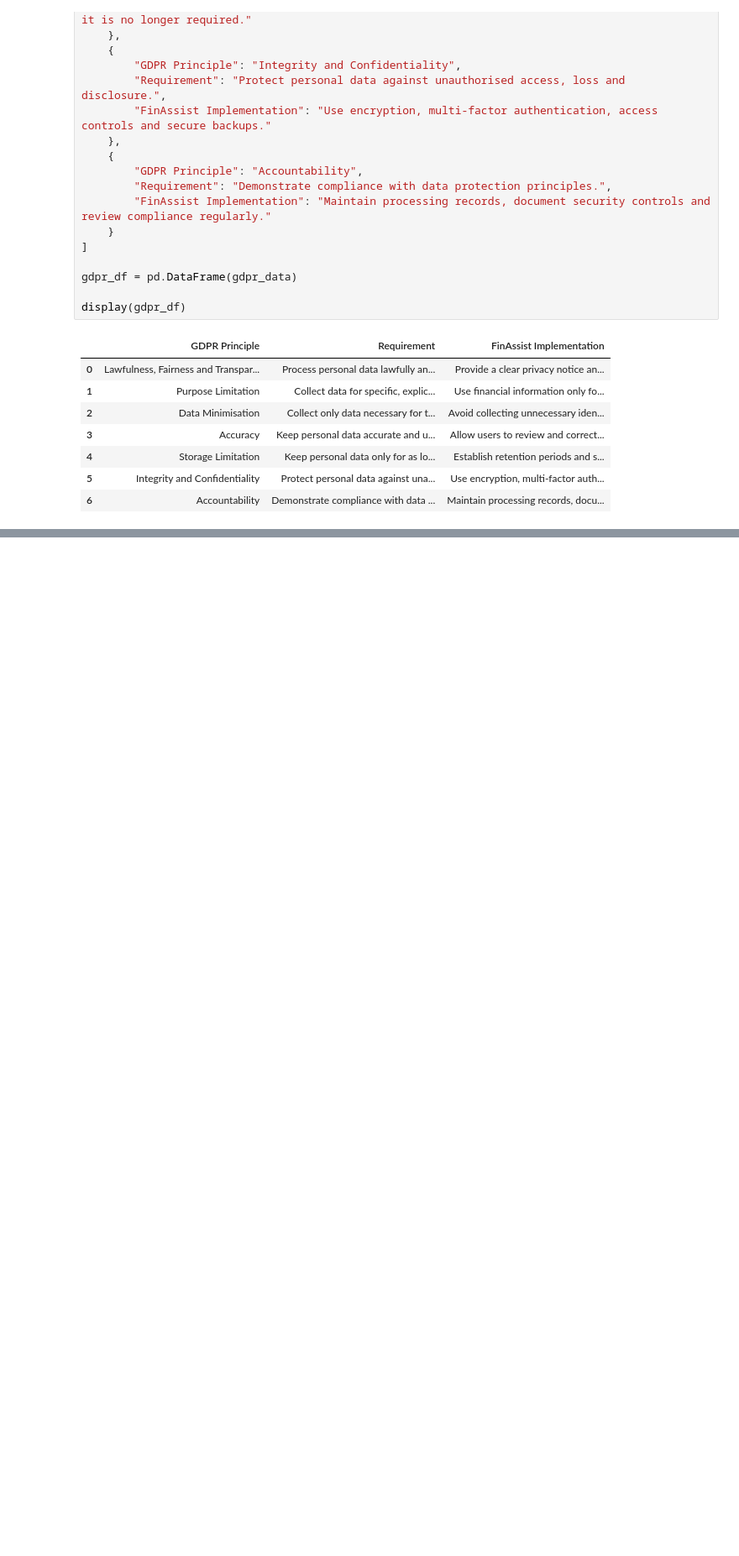
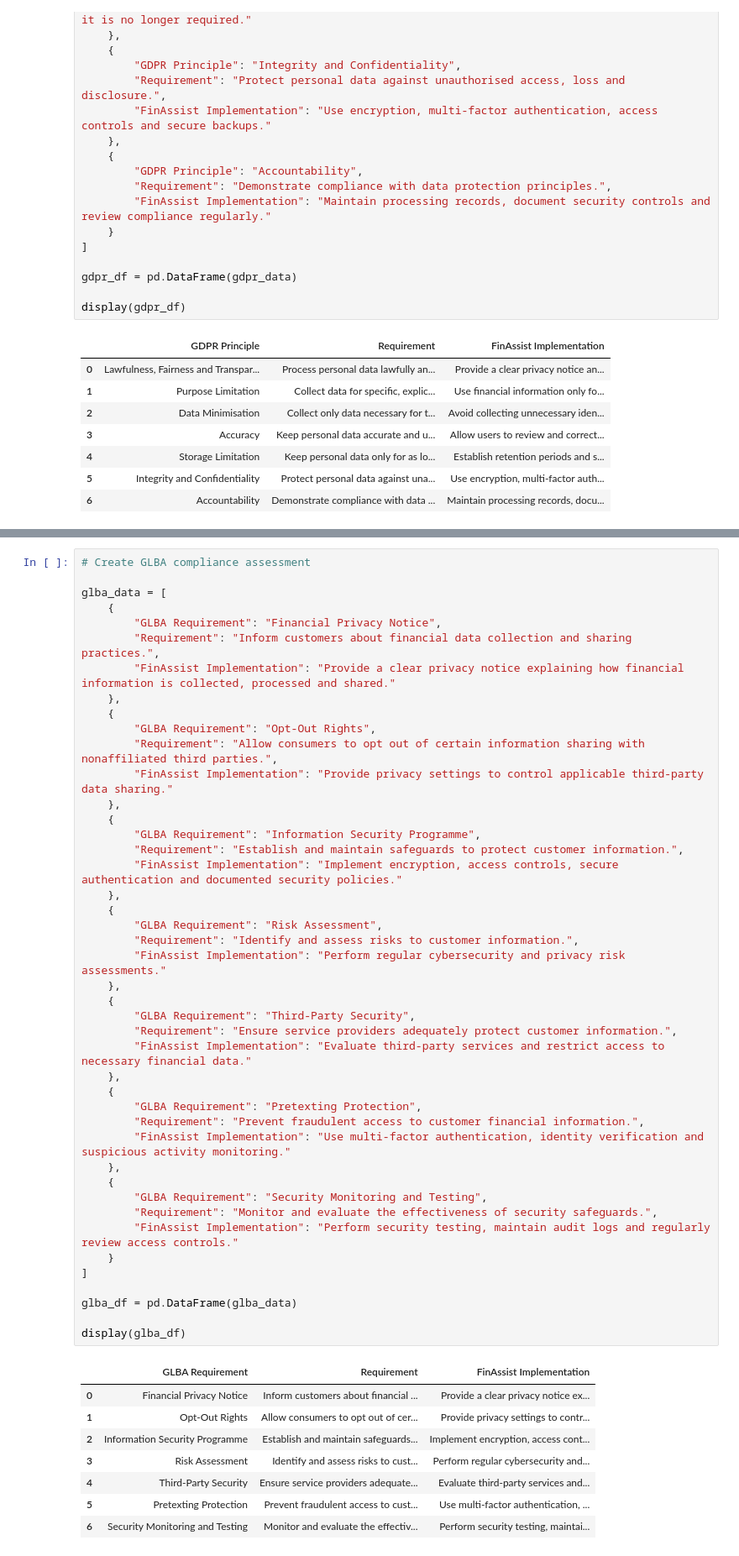
Before and after one commit to shaunak2110/FinAssist, a Jupyter notebook: analysis/01_exploratory_data_analysis.ipynb, the cells around one changed output, grey strips where cells are left out. Shown at 84% size. Drawn from its saved outputs; the diff is of its cells as text; blank space fills up the shorter version.

```diff
--- a/analysis/01_exploratory_data_analysis.ipynb
+++ b/analysis/01_exploratory_data_analysis.ipynb
@@ -680,0 +706,53 @@ GDPR assessment saved to: /home/franzy/StudyMaterials/MastersEpita/DataPrivacyBy
+# %%
+# Create GLBA compliance assessment
+
+glba_data = [
+    {
+        "GLBA Requirement": "Financial Privacy Notice",
+        "Requirement": "Inform customers about financial data collection and sharing practices.",
+        "FinAssist Implementation": "Provide a clear privacy notice explaining how financial information is collected, processed and shared."
+    },
+    {
+        "GLBA Requirement": "Opt-Out Rights",
+        "Requirement": "Allow consumers to opt out of certain information sharing with nonaffiliated third parties.",
+        "FinAssist Implementation": "Provide privacy settings to control applicable third-party data sharing."
+    },
+    {
+        "GLBA Requirement": "Information Security Programme",
+        "Requirement": "Establish and maintain safeguards to protect customer information.",
+        "FinAssist Implementation": "Implement encryption, access controls, secure authentication and documented security policies."
+    },
+    {
+        "GLBA Requirement": "Risk Assessment",
+        "Requirement": "Identify and assess risks to customer information.",
+        "FinAssist Implementation": "Perform regular cybersecurity and privacy risk assessments."
+    },
+    {
+        "GLBA Requirement": "Third-Party Security",
+        "Requirement": "Ensure service providers adequately protect customer information.",
+        "FinAssist Implementation": "Evaluate third-party services and restrict access to necessary financial data."
+    },
+    {
+        "GLBA Requirement": "Pretexting Protection",
+        "Requirement": "Prevent fraudulent access to customer financial information.",
+        "FinAssist Implementation": "Use multi-factor authentication, identity verification and suspicious activity monitoring."
+    },
+    {
+        "GLBA Requirement": "Security Monitoring and Testing",
+        "Requirement": "Monitor and evaluate the effectiveness of security safeguards.",
+        "FinAssist Implementation": "Perform security testing, maintain audit logs and regularly review access controls."
+    }
+]
+
+glba_df = pd.DataFrame(glba_data)
+
+display(glba_df)
+# %% [output]
+|  | GLBA Requirement | Requirement | FinAssist Implementation |
+| 0 | Financial Privacy Notice | Inform customers about financial ... | Provide a clear privacy notice ex... |
+| 1 | Opt-Out Rights | Allow consumers to opt out of cer... | Provide privacy settings to contr... |
+| 2 | Information Security Programme | Establish and maintain safeguards... | Implement encryption, access cont... |
+| 3 | Risk Assessment | Identify and assess risks to cust... | Perform regular cybersecurity and... |
+| 4 | Third-Party Security | Ensure service providers adequate... | Evaluate third-party services and... |
+| 5 | Pretexting Protection | Prevent fraudulent access to cust... | Use multi-factor authentication, ... |
+| 6 | Security Monitoring and Testing | Monitor and evaluate the effectiv... | Perform security testing, maintai... |
```
Also changed, not shown: parts of 12 cells of this notebook, 2 other files.
